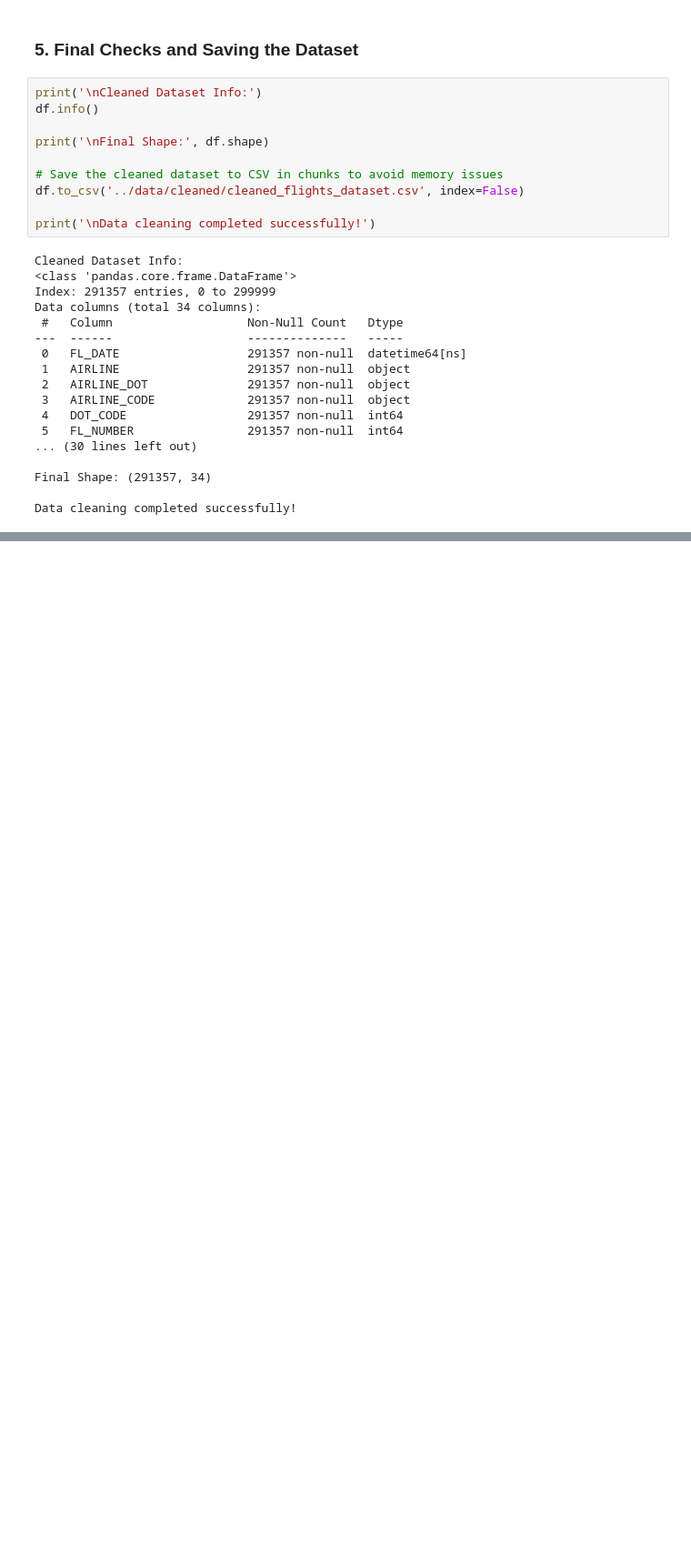
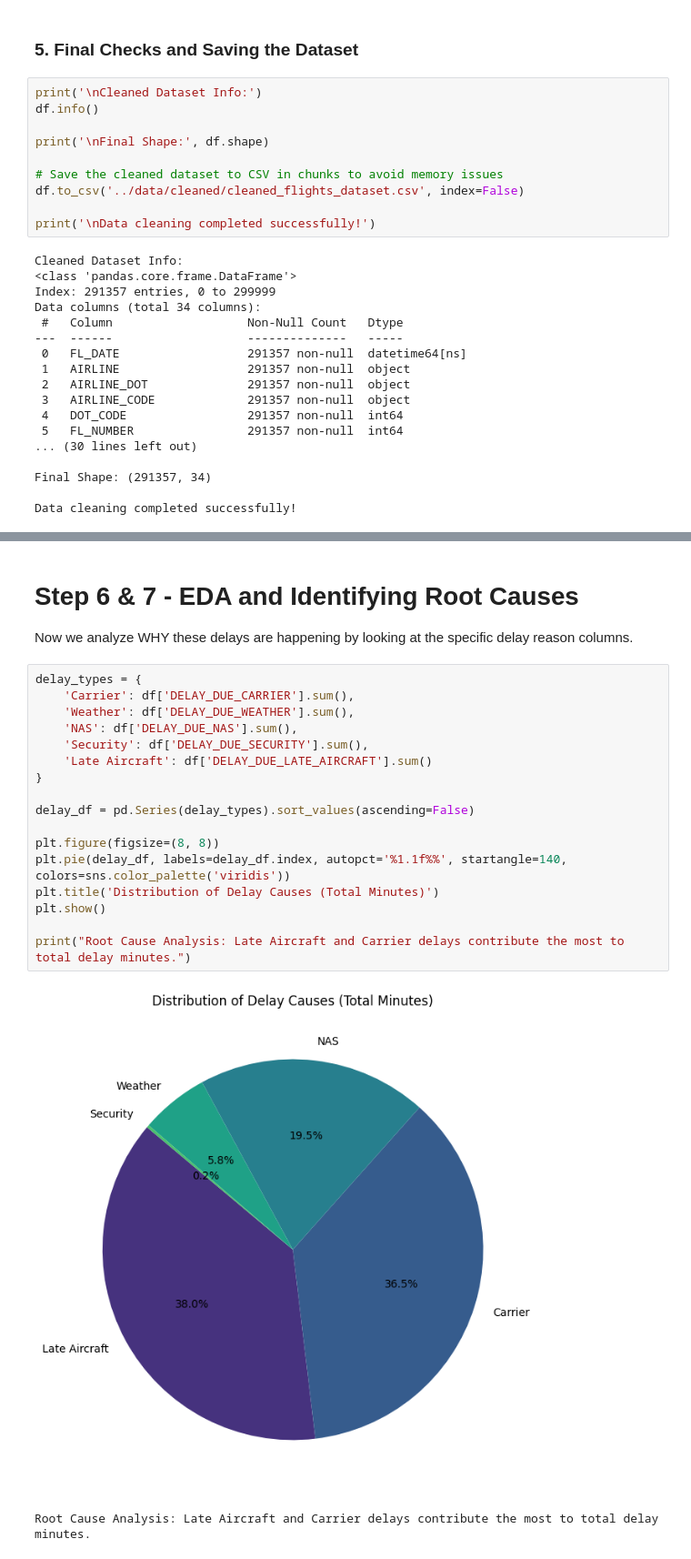
Before and after one commit to Nadaebx/flight-delay-analytics, a Jupyter notebook: flight-delay-analytics/notebooks/flight_analysis.ipynb, the cells around one changed output, grey strips where cells are left out. Shown at 91% size. Drawn from its saved outputs; the diff is of its cells as text; blank space fills up the shorter version.

```diff
--- a/flight-delay-analytics/notebooks/flight_analysis.ipynb
+++ b/flight-delay-analytics/notebooks/flight_analysis.ipynb
@@ -151,0 +235,24 @@ Data cleaning completed successfully!
+# %% [markdown]
+# Step 6 & 7 - EDA and Identifying Root Causes
+
+Now we analyze WHY these delays are happening by looking at the specific delay reason columns.
+# %%
+delay_types = {
+    'Carrier': df['DELAY_DUE_CARRIER'].sum(),
+    'Weather': df['DELAY_DUE_WEATHER'].sum(),
+    'NAS': df['DELAY_DUE_NAS'].sum(),
+    'Security': df['DELAY_DUE_SECURITY'].sum(),
+    'Late Aircraft': df['DELAY_DUE_LATE_AIRCRAFT'].sum()
+}
+
+delay_df = pd.Series(delay_types).sort_values(ascending=False)
+
+plt.figure(figsize=(8, 8))
+plt.pie(delay_df, labels=delay_df.index, autopct='%1.1f%%', startangle=140, colors=sns.color_palette('viridis'))
+plt.title('Distribution of Delay Causes (Total Minutes)')
+plt.show()
+
+print("Root Cause Analysis: Late Aircraft and Carrier delays contribute the most to total delay minutes.")
+# %% [output]
+[figure, added]
+Root Cause Analysis: Late Aircraft and Carrier delays contribute the most to total delay minutes.
```
Also changed, not shown: parts of 10 cells of this notebook, 2 other files.
